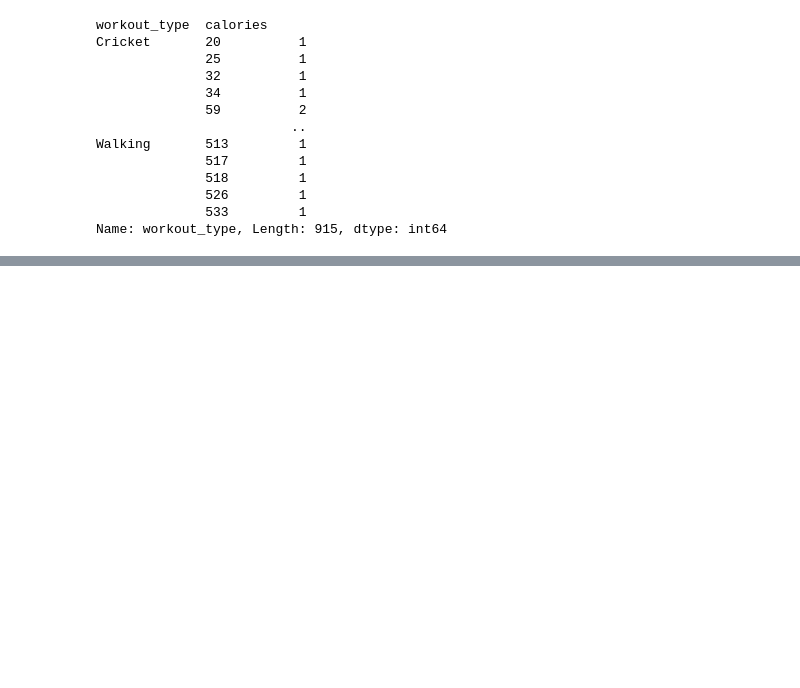
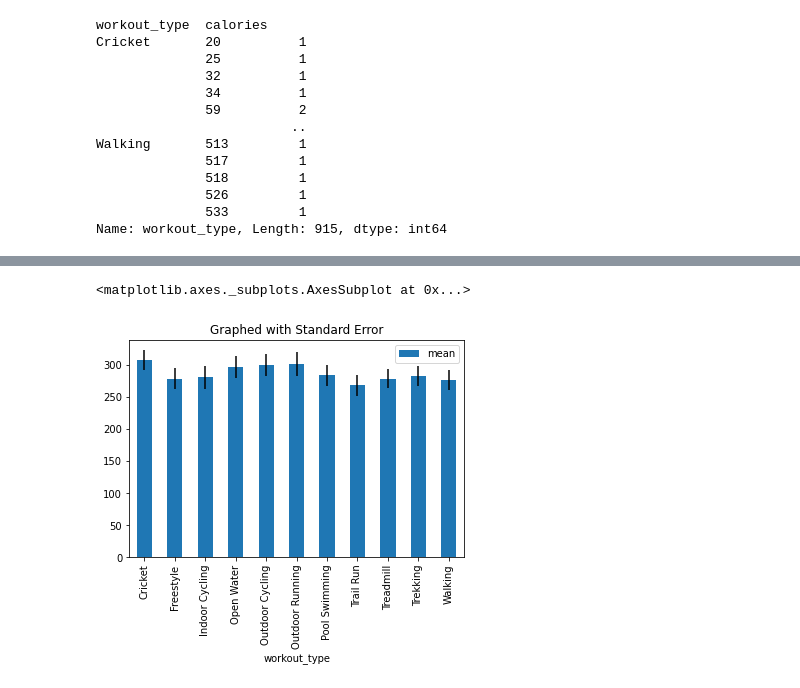
Before and after one commit to ithapa1/Operations_Research, a Jupyter notebook: Quiz-29.ipynb, the cells around one changed output, grey strips where cells are left out. Cells and saved outputs as stored; diff of their text form; code cells hidden in the pictures; blank space fills up the shorter version.

```diff
--- a/Quiz-29.ipynb
+++ b/Quiz-29.ipynb
@@ -48,0 +51,14 @@ plt.show()
+# %%
+import numpy as np
+from scipy.stats import t
+
+def SE(std,n):
+  return std/np.sqrt(n)
+
+dfgroupedcalories = dfgrouped.calories
+
+dfgroupedcalories['SE'] = dfgroupedcalories.apply(lambda x: SE(x['std'],x['count']), axis = 1)
+
+dfgroupedcalories.loc[:,'95%'] = dfgroupedcalories.loc[:,'SE']*t.ppf(.975,49)
+
+dfgroupedcalories
@@ -48,0 +89,7 @@ plt.show()
+# %%
+dfgroupedcalories.plot.bar(y = 'mean',
+                           yerr = 'SE',
+                           title = 'Graphed with Standard Error' )
+# %% [output]
+<matplotlib.axes._subplots.AxesSubplot at 0x...>
+[figure, added]
```
Also changed, not shown: parts of 6 cells of this notebook.
